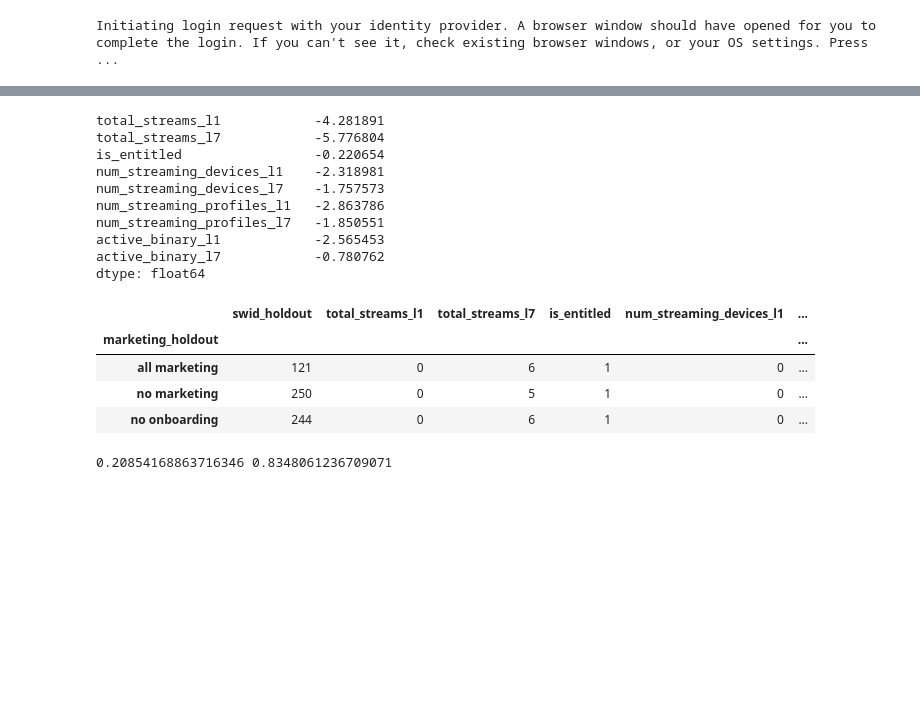
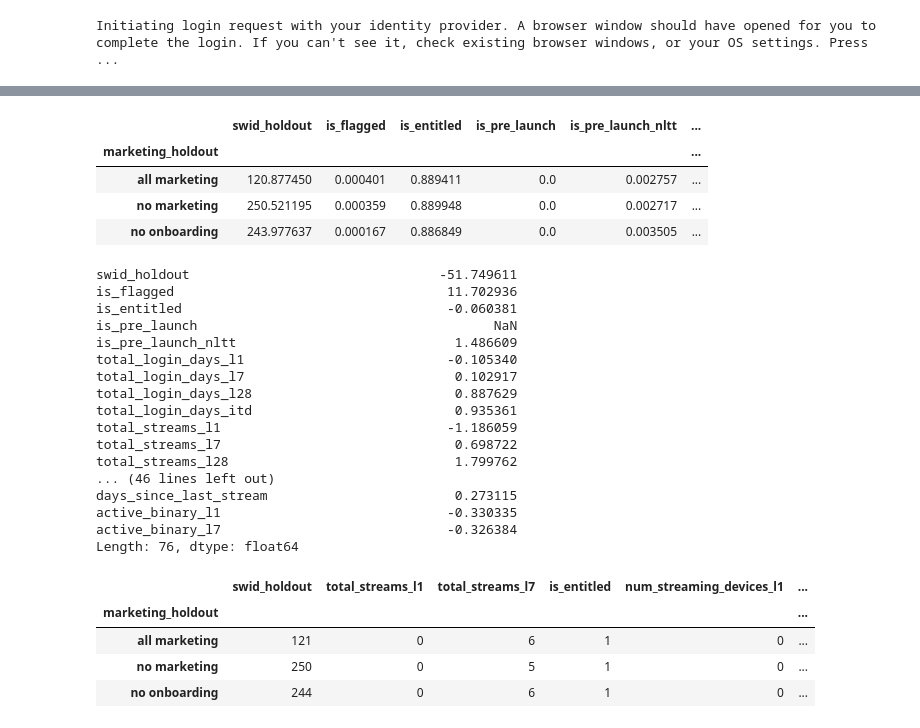
Before and after one commit to mattbessey/marketingEfficacy, a Jupyter notebook: marketingEfficacy.ipynb, the cells around one changed output, grey strips where cells are left out. Drawn from its saved outputs; the diff is of its cells as text; code cells hidden in the pictures; blank space fills up the shorter version.

```diff
--- a/marketingEfficacy.ipynb
+++ b/marketingEfficacy.ipynb
@@ -105,19 +102,34 @@ engagement['active_binary_l7'] = engagement.apply(lambda df:
                                                  1 if df['total_streams_l7'] > 0
                                                  else 0,
                                                  axis=1)
+# %%
+engagement.groupby('marketing_holdout').mean()
+# %% [output]
+|  | swid_holdout | is_flagged | is_entitled | is_pre_launch | is_pre_launch_nltt | ... |
+| marketing_holdout |  |  |  |  |  | ... |
+| all marketing | 120.877450 | 0.000401 | 0.889411 | 0.0 | 0.002757 | ... |
+| no marketing | 250.521195 | 0.000359 | 0.889948 | 0.0 | 0.002717 | ... |
+| no onboarding | 243.977637 | 0.000167 | 0.886849 | 0.0 | 0.003505 | ... |
 # %%
-(engagement.groupby('marketing_holdout').mean().iloc[1,1:]/engagement.groupby('marketing_holdout').mean().iloc[2,1:]-1)*100
+(engagement.groupby('marketing_holdout').mean().iloc[0,]/engagement.groupby('marketing_holdout').mean().iloc[1,]-1)*100
 # %% [output]
-total_streams_l1            -4.281891
-total_streams_l7            -5.776804
-is_entitled                 -0.220654
-num_streaming_devices_l1    -2.318981
-num_streaming_devices_l7    -1.757573
-num_streaming_profiles_l1   -2.863786
-num_streaming_profiles_l7   -1.850551
-active_binary_l1            -2.565453
-active_binary_l7            -0.780762
-dtype: float64
+swid_holdout                                -51.749611
+is_flagged                                   11.702936
+is_entitled                                  -0.060381
+is_pre_launch                                      NaN
+is_pre_launch_nltt                            1.486609
+total_login_days_l1                          -0.105340
+total_login_days_l7                           0.102917
+total_login_days_l28                          0.887629
+total_login_days_itd                          0.935361
+total_streams_l1                             -1.186059
+total_streams_l7                              0.698722
+total_streams_l28                             1.799762
+... (46 lines left out)
+days_since_last_stream                        0.273115
+active_binary_l1                             -0.330335
+active_binary_l7                             -0.326384
+Length: 76, dtype: float64
 # %%
 engagement.groupby('marketing_holdout').median()
 # %% [output]
@@ -129,7 +141,3 @@ engagement.groupby('marketing_holdout').median()
 # %%
 t1, p1 = stats.ttest_ind(engagement.loc[engagement['marketing_holdout']=='all marketing','is_entitled'],
                         engagement.loc[engagement.marketing_holdout=='no onboarding','is_entitled'])
-# %%
-print(t1,p1)
-# %% [output]
-0.20854168863716346 0.8348061236709071
```
Also changed, not shown: parts of 4 cells of this notebook.
